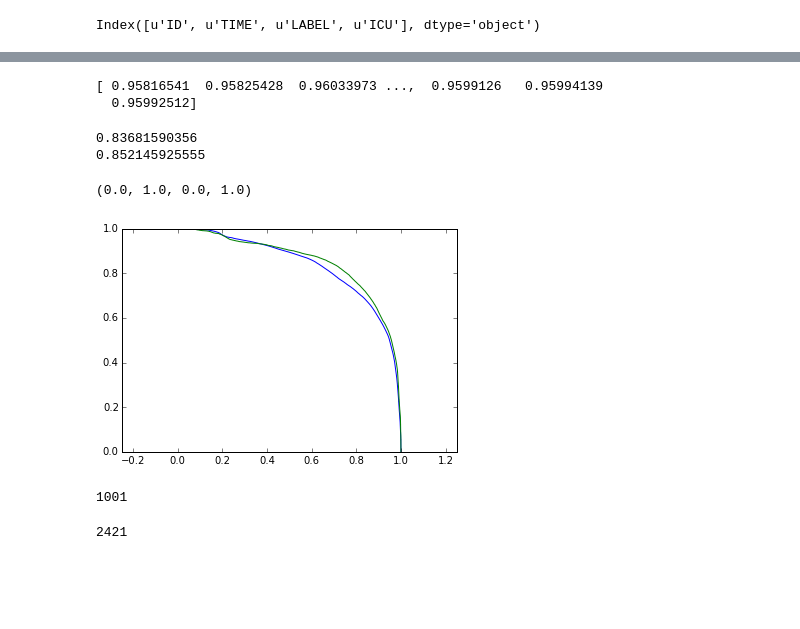
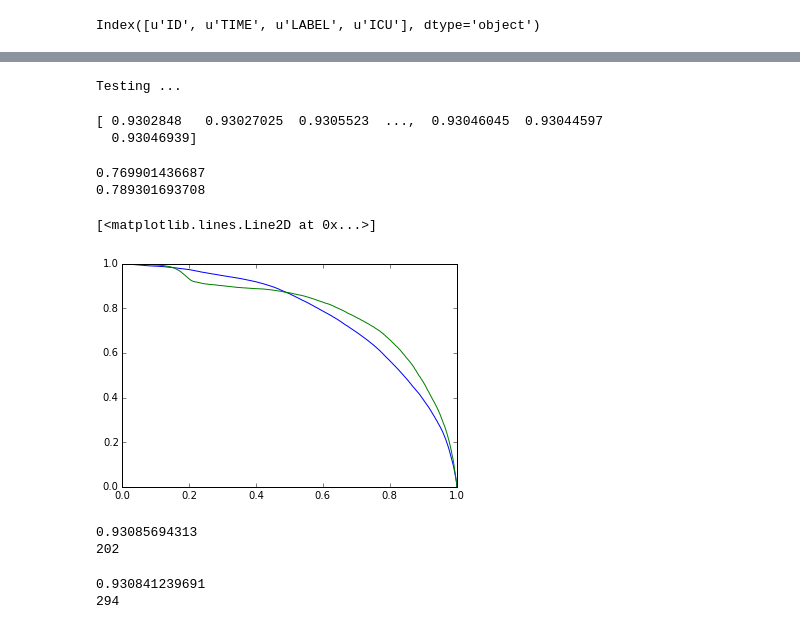
Before and after one commit to Agnivo/XeroxChallenge, a Jupyter notebook: DeepNet.ipynb, the cells around one changed output, grey strips where cells are left out. Saved outputs shown, nothing was run; the diff lists cells and outputs as text; code cells hidden in the pictures; blank space fills up the shorter version.

```diff
--- a/DeepNet.ipynb
+++ b/DeepNet.ipynb
@@ -70,33 +68,47 @@ nneta.loadmodel('model.npz')
+# %%
+nnetb = LN.nnet(n_in=321, n_out=1, h_layers=[200,100],
+                i_drop=None, l_drops=[0.3,0.3], lam=0.0,
+                nonlinearity=L.nonlinearities.sigmoid
+           )
+nnetb.loadmodel('model.npz')
+# %%
+try:
+    nnetb.test(0,0,0)
+except:
+    pass
+# %% [output]
+Testing ...
 # %%
-probs = nneta.tester(tx)[0].ravel()
-vprobs = nneta.tester(vx)[0].ravel()
-valprobs = nneta.tester(valx)[0].ravel()
+probs = nnetb.tester(tx)[0].ravel()
+vprobs = nnetb.tester(vx)[0].ravel()
+valprobs = nnetb.tester(valx)[0].ravel()
 print probs
 # %% [output]
-[ 0.95816541  0.95825428  0.96033973 ...,  0.9599126   0.95994139
-  0.95992512]
+[ 0.9302848   0.93027025  0.9305523  ...,  0.93046045  0.93044597
+  0.93046939]
 # %%
 from sklearn.metrics import roc_curve
 from sklearn.metrics import roc_auc_score
 
 yscore = probs
 print roc_auc_score(ty, yscore)
 fpr, tpr, thresh = roc_curve(ty, yscore)
 pyplot.plot(1-fpr, tpr)
-pyplot.axis('equal')
+# pyplot.axis('equal')
 
 yscore = vprobs
 print roc_auc_score(vy, yscore)
 fpr, tpr, thresh = roc_curve(vy, yscore)
 pyplot.plot(1-fpr, tpr)
-pyplot.axis('equal')
+# pyplot.axis('equal')
 # %% [output]
-0.83681590356
-0.852145925555
+0.769901436687
+0.789301693708
-(0.0, 1.0, 0.0, 1.0)
+[<matplotlib.lines.Line2D at 0x...>]
-[figure, old version]
+[figure, new version]
 # %%
-thresh = np.percentile(valprobs, 99.5)
+thresh = np.percentile(valprobs, 99.9)
+print thresh
 pred = np.int32(valprobs >= thresh)
 print np.sum(pred)
 
@@ -107,9 +119,12 @@ for i in xrange(valx.shape[0]):
         outfile.write(str(valyall[i,0])+','+str(valyall[i,1])+','+str(pred[i])+'\n')
 outfile.close()
 # %% [output]
-1001
+0.93085694313
+202
 # %%
-thresh = np.percentile(vprobs.ravel(), 98.3)
+thresh = np.percentile(vprobs.ravel(), 99.8)
+# thresh = 0.93
+print thresh
 pred = np.int32(vprobs.ravel() >= thresh)
 print np.sum(pred)
 
@@ -120,7 +135,8 @@ for i in xrange(vx.shape[0]):
         outfile.write(str(vyall[i,0])+','+str(vyall[i,1])+','+str(pred[i])+',1\n')
 outfile.close()
 # %% [output]
-2421
+0.930841239691
+294
 # %%
 reload(V)
 V.validate('out.csv', './Training_Dataset/id_label_train.csv')
```
Also changed, not shown: parts of 4 cells of this notebook, 4 other files.
